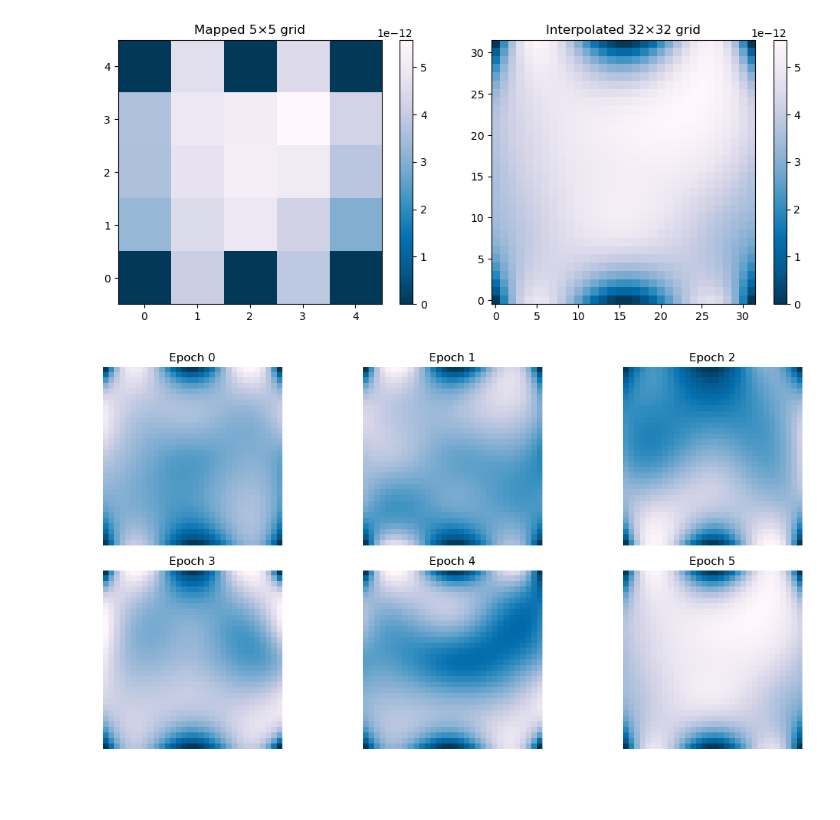
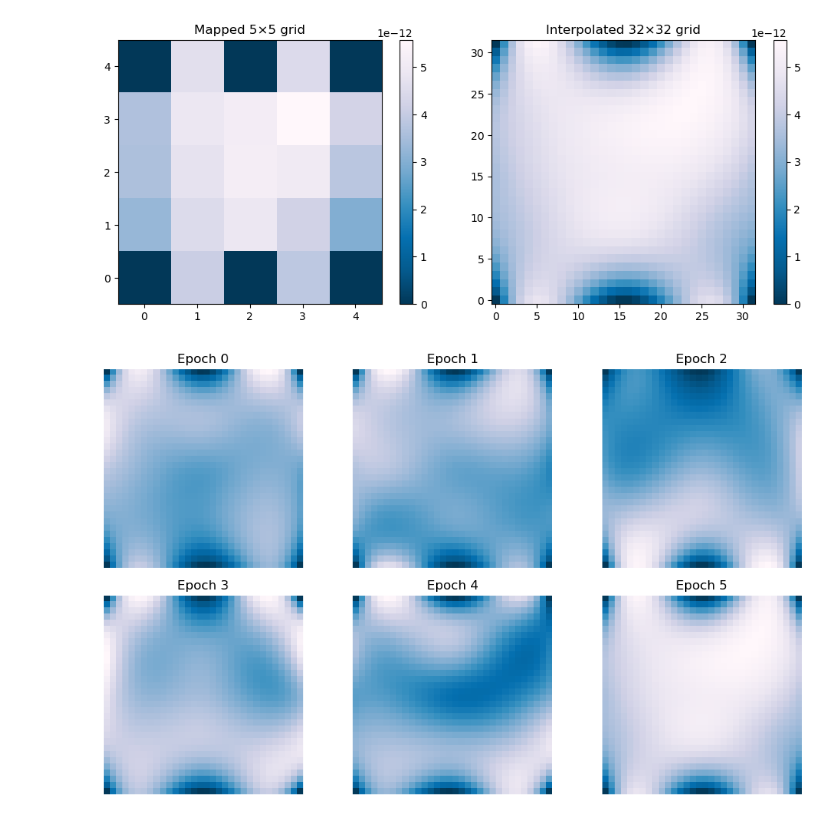
Before and after one commit to SiuhiuY/alzheimers-disease-detection, a Jupyter notebook: notebooks/image.ipynb, the cells around one changed output. Cells and saved outputs as stored; diff of their text form; code cells hidden in the pictures; blank space fills up the shorter version.

```diff
--- a/notebooks/image.ipynb
+++ b/notebooks/image.ipynb
@@ -62,12 +81,15 @@ plt.show()
 # %%
+# Alpha band interpolated grids through multiple epochs
 n = 6
-plt.figure(figsize=(12, 6))
+plt.figure(figsize=(10, 6))
 for i in range(n):
     plt.subplot(2, 3, i+1)
     plt.imshow(interpolated_data[i], cmap="PuBu_r", origin="lower")
     plt.title(f"Epoch {i}")
+    # plt.colorbar()
     plt.axis("off")
+plt.savefig("figures/multiple_interpolated_grids.pdf", dpi=300, bbox_inches="tight")
 plt.tight_layout()
 plt.show()
 # %% [output]
-[figure, old version]
+[figure, new version]
```
Also changed, not shown: parts of 6 cells of this notebook, 2 other files.
